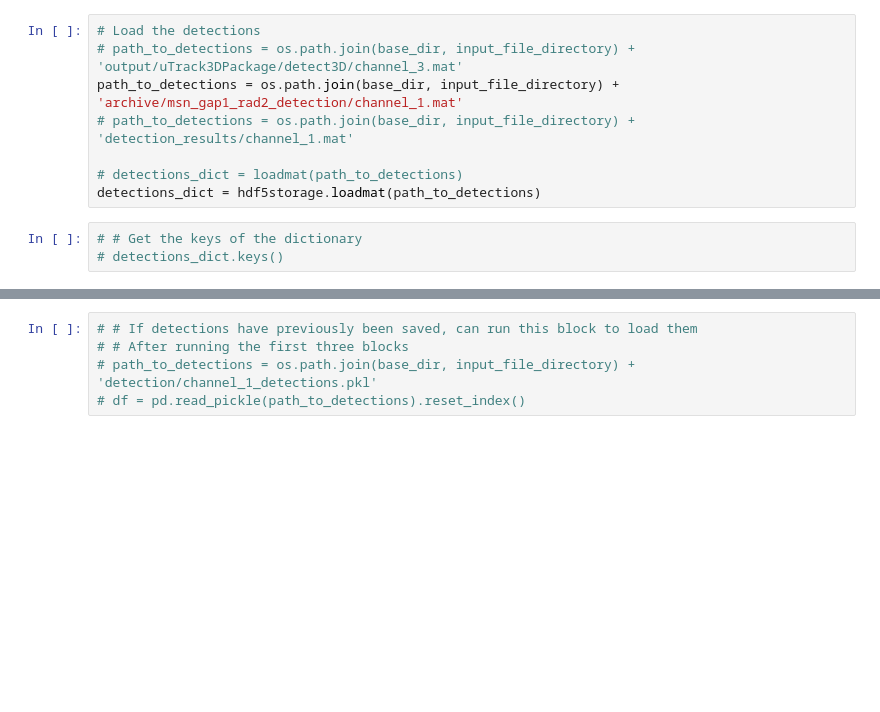
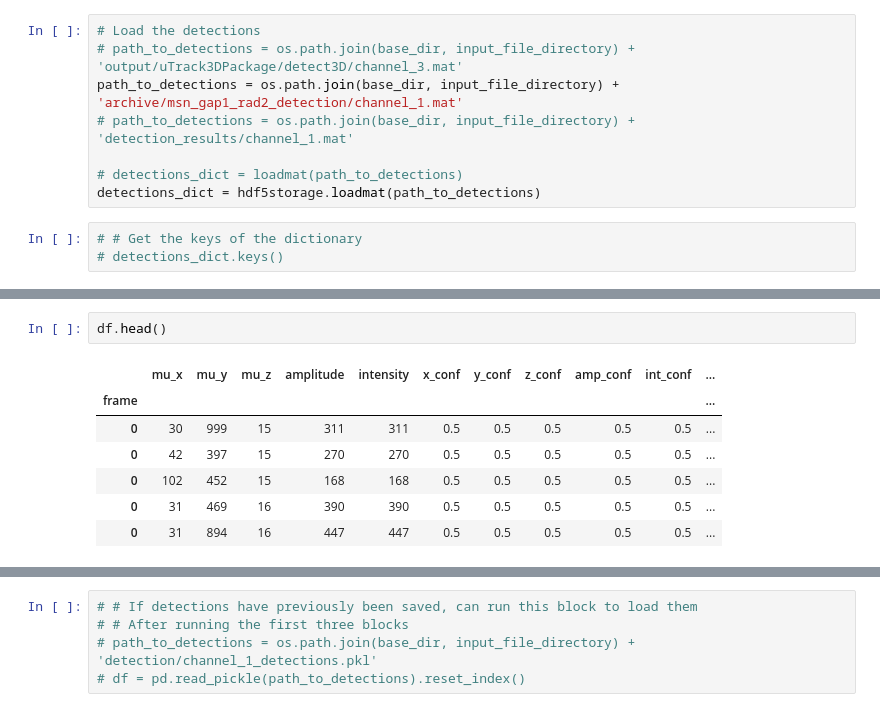
Before and after one commit to MatsulabUW/LLSM-CME-ANALYSIS, a Jupyter notebook: Final/Jupyter_Notebooks/matlab_interface/01.matlab_import.ipynb, the cells around one changed output, grey strips where cells are left out. Drawn from its saved outputs; the diff is of its cells as text; blank space fills up the shorter version.

```diff
--- a/Final/Jupyter_Notebooks/matlab_interface/01.matlab_import.ipynb
+++ b/Final/Jupyter_Notebooks/matlab_interface/01.matlab_import.ipynb
@@ -171,0 +176,10 @@ Created DataFrame with 593043 total detections across 141 frames
+# %%
+df.head()
+# %% [output]
+|  | mu_x | mu_y | mu_z | amplitude | intensity | x_conf | y_conf | z_conf | amp_conf | int_conf | ... |
+| frame |  |  |  |  |  |  |  |  |  |  | ... |
+| 0 | 30 | 999 | 15 | 311 | 311 | 0.5 | 0.5 | 0.5 | 0.5 | 0.5 | ... |
+| 0 | 42 | 397 | 15 | 270 | 270 | 0.5 | 0.5 | 0.5 | 0.5 | 0.5 | ... |
+| 0 | 102 | 452 | 15 | 168 | 168 | 0.5 | 0.5 | 0.5 | 0.5 | 0.5 | ... |
+| 0 | 31 | 469 | 16 | 390 | 390 | 0.5 | 0.5 | 0.5 | 0.5 | 0.5 | ... |
+| 0 | 31 | 894 | 16 | 447 | 447 | 0.5 | 0.5 | 0.5 | 0.5 | 0.5 | ... |
```
Also changed, not shown: parts of 9 cells of this notebook, 6 other files.
